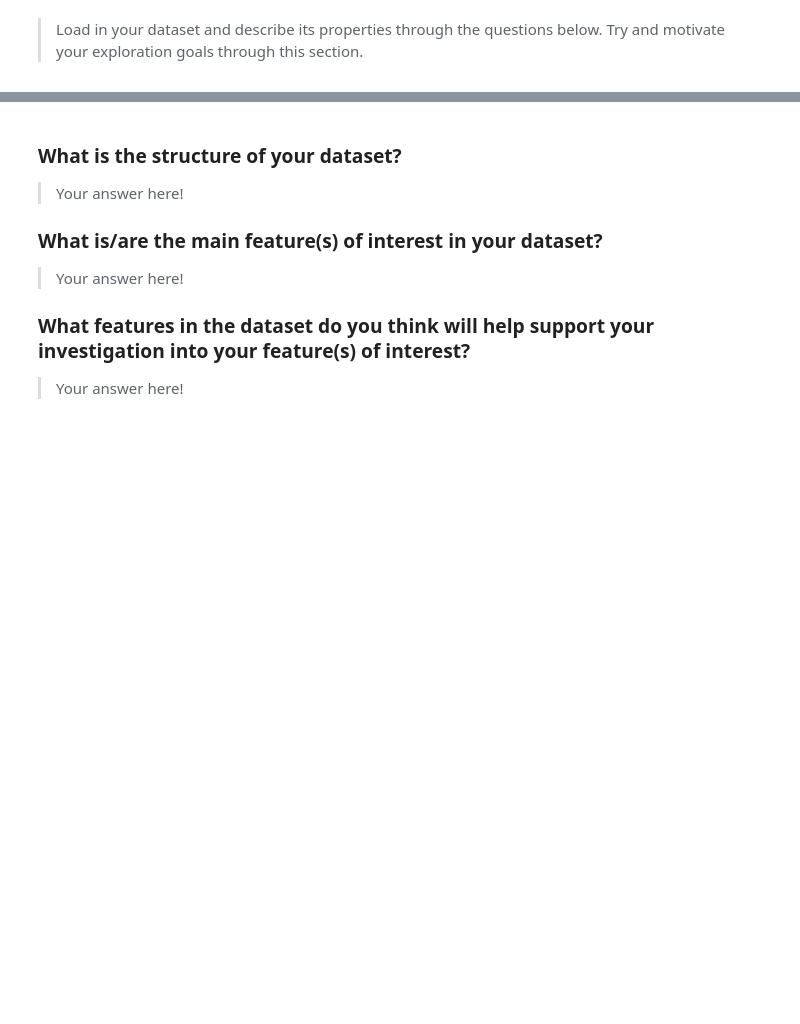
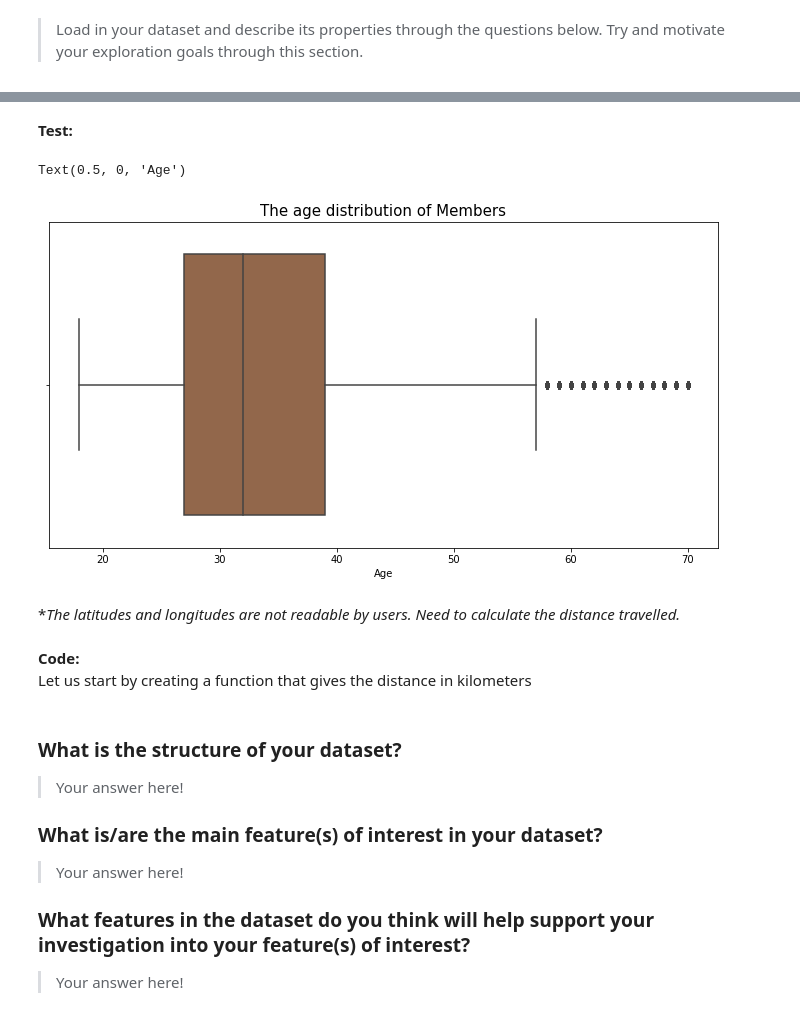
Before and after one commit to gautamgadiyar/Lyft-baywheels-analysis, a Jupyter notebook: exploration_template.ipynb, the cells around one changed output, grey strips where cells are left out. Saved outputs shown, nothing was run; the diff lists cells and outputs as text; code cells hidden in the pictures; blank space fills up the shorter version.

```diff
--- a/exploration_template.ipynb
+++ b/exploration_template.ipynb
@@ -18,0 +237,15 @@ Try and motivate your exploration goals through this section.
+# %% [markdown]
+**Test:**
+# %%
+plt.figure(figsize=(12,6))
+sb.boxplot(x='member_age', data=master_cleaned, palette='copper', orient='h')
+plt.title("The age distribution of Members", fontsize=15)
+plt.xlabel("Age")
+# %% [output]
+Text(0.5, 0, 'Age')
+[figure, added]
+# %% [markdown]
+**The latitudes and longitudes are not readable by users. Need to calculate the distance travelled.*
+# %% [markdown]
+**Code:**<br>
+Let us start by creating a function that gives the distance in kilometers
```
Also changed, not shown: parts of 40 cells of this notebook.
